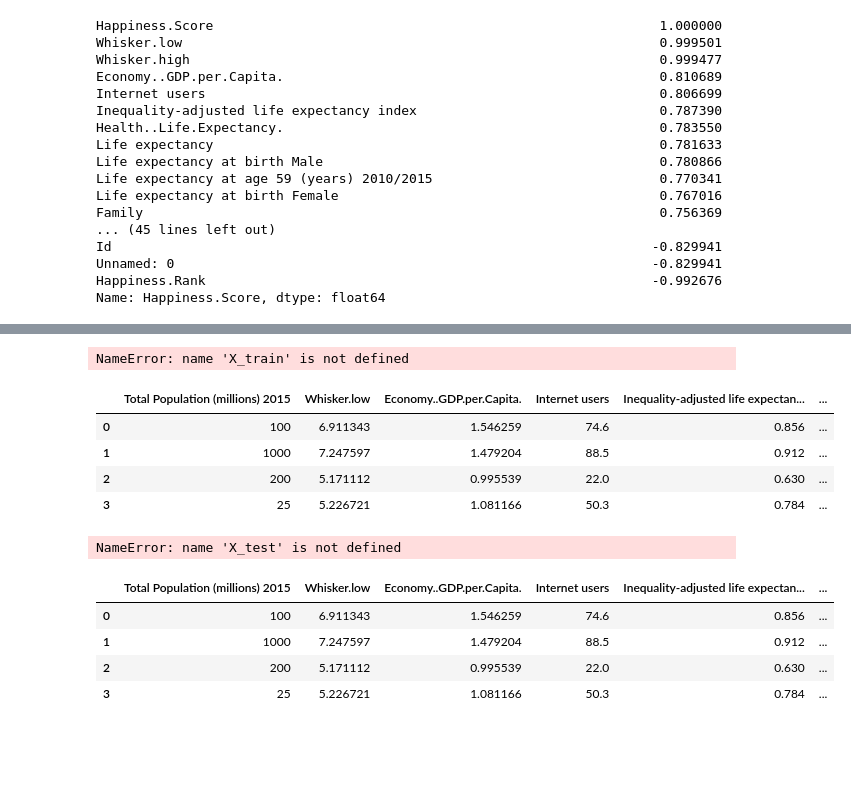
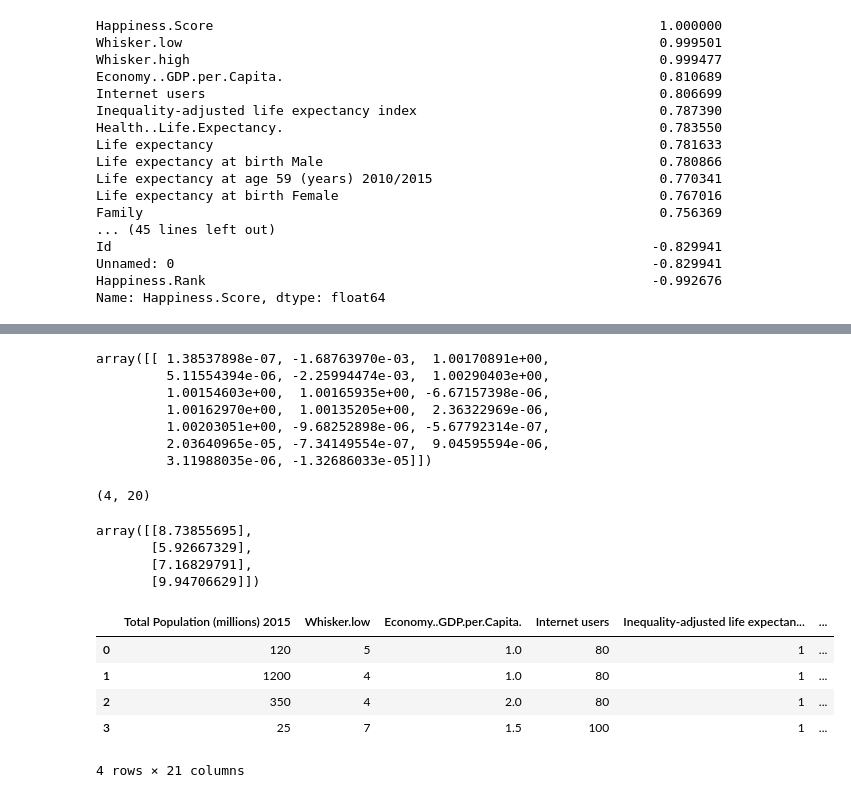
Before and after one commit to ffidai/Project1, a Jupyter notebook: HappinessV1.ipynb, the cells around one changed output, grey strips where cells are left out. Cells and saved outputs as stored; diff of their text form; code cells hidden in the pictures; blank space fills up the shorter version.

```diff
--- a/HappinessV1.ipynb
+++ b/HappinessV1.ipynb
@@ -460,4 +458,10 @@ X = combineddf2[['Total Population (millions) 2015', 'Whisker.low',
 'Inequality in life expectancy (%) 2010-2015'
 ]]
 
+#X = combineddf2.drop('Happiness.Score', axis = 1)
+
+X = X.reset_index()
+
+X.drop('Country', axis = 1, inplace=True)
+X.columns
 #X.fillna(random.random(), inplace=True)
@@ -467,7 +485,11 @@ y = combineddf2['Happiness.Score']
 #y.append([276,.9])
 len(y)
 
-X.to_excel('X.xls')
+y = y.reset_index()
+y.drop('Country', axis = 1, inplace=True)
+#X.to_excel('X.xls')
+#y.to_excel('y.xls')
+#y
 # %%
 #Creating a Linear Regression Model
 model = LinearRegression()
@@ -478,30 +498,29 @@ NameError: name 'train_test_split' is not defined
 # %%
 #Providing the values to the model
-model.fit(X_train,y_train)
+model.fit(X,y)
+model.coef_
+#y.shape, X.shape
 # %% [output]
-NameError: name 'X_train' is not defined
+array([[ 1.38537898e-07, -1.68763970e-03,  1.00170891e+00,
+         5.11554394e-06, -2.25994474e-03,  1.00290403e+00,
+         1.00154603e+00,  1.00165935e+00, -6.67157398e-06,
+         1.00162970e+00,  1.00135205e+00,  2.36322969e-06,
+         1.00203051e+00, -9.68252898e-06, -5.67792314e-07,
+         2.03640965e-05, -7.34149554e-07,  9.04595594e-06,
+         3.11988035e-06, -1.32686033e-05]])
 # %%
 # Creating a dataframe with countries and variables for which Happiness Index is to be predicted
 testset = pd.read_csv('Pred_Input.csv')
 #X_test
-testset
+testset.shape
 # %% [output]
-|  | Total Population (millions) 2015 | Whisker.low | Economy..GDP.per.Capita. | Internet users | Inequality-adjusted life expectan... | ... |
-| 0 | 100 | 6.911343 | 1.546259 | 74.6 | 0.856 | ... |
-| 1 | 1000 | 7.247597 | 1.479204 | 88.5 | 0.912 | ... |
-| 2 | 200 | 5.171112 | 0.995539 | 22.0 | 0.630 | ... |
-| 3 | 25 | 5.226721 | 1.081166 | 50.3 | 0.784 | ... |
+(4, 20)
 # %%
 # Creating a happiess prediciton column and adding to the dataframe
-predictions = model.predict(X_test)
-testset['happiness_pred'] = model.predict(testset)
+predictions = model.predict(testset)
+predictions
 # %% [output]
-NameError: name 'X_test' is not defined
+array([[8.73855695],
+       [5.92667329],
+       [7.16829791],
+       [9.94706629]])
-# %%
-testset
-# %% [output]
-|  | Total Population (millions) 2015 | Whisker.low | Economy..GDP.per.Capita. | Internet users | Inequality-adjusted life expectan... | ... |
-| 0 | 100 | 6.911343 | 1.546259 | 74.6 | 0.856 | ... |
-| 1 | 1000 | 7.247597 | 1.479204 | 88.5 | 0.912 | ... |
-| 2 | 200 | 5.171112 | 0.995539 | 22.0 | 0.630 | ... |
-| 3 | 25 | 5.226721 | 1.081166 | 50.3 | 0.784 | ... |
@@ -511,0 +527,10 @@ from sklearn.metrics import confusion_matrix, classification_report
+# %%
+testset['happiness_pred'] = predictions
+testset
+# %% [output]
+|  | Total Population (millions) 2015 | Whisker.low | Economy..GDP.per.Capita. | Internet users | Inequality-adjusted life expectan... | ... |
+| 0 | 120 | 5 | 1.0 | 80 | 1 | ... |
+| 1 | 1200 | 4 | 1.0 | 80 | 1 | ... |
+| 2 | 350 | 4 | 2.0 | 80 | 1 | ... |
+| 3 | 25 | 7 | 1.5 | 100 | 1 | ... |
+4 rows × 21 columns
```
Also changed, not shown: parts of 8 cells of this notebook, 8 other files.
